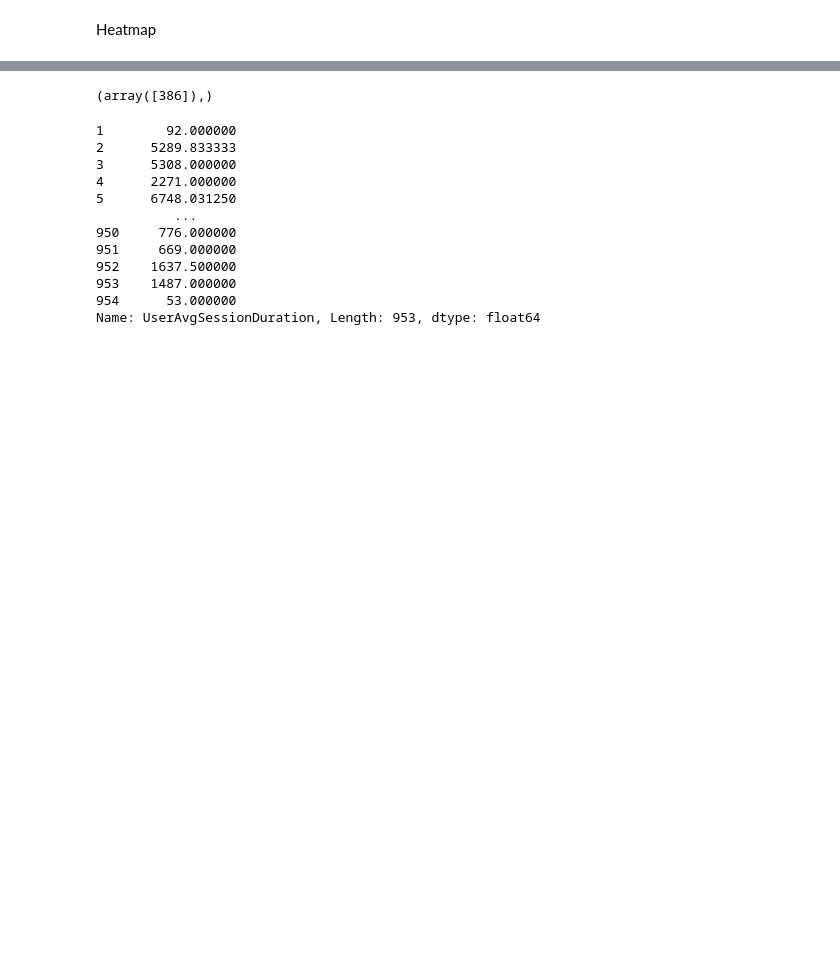
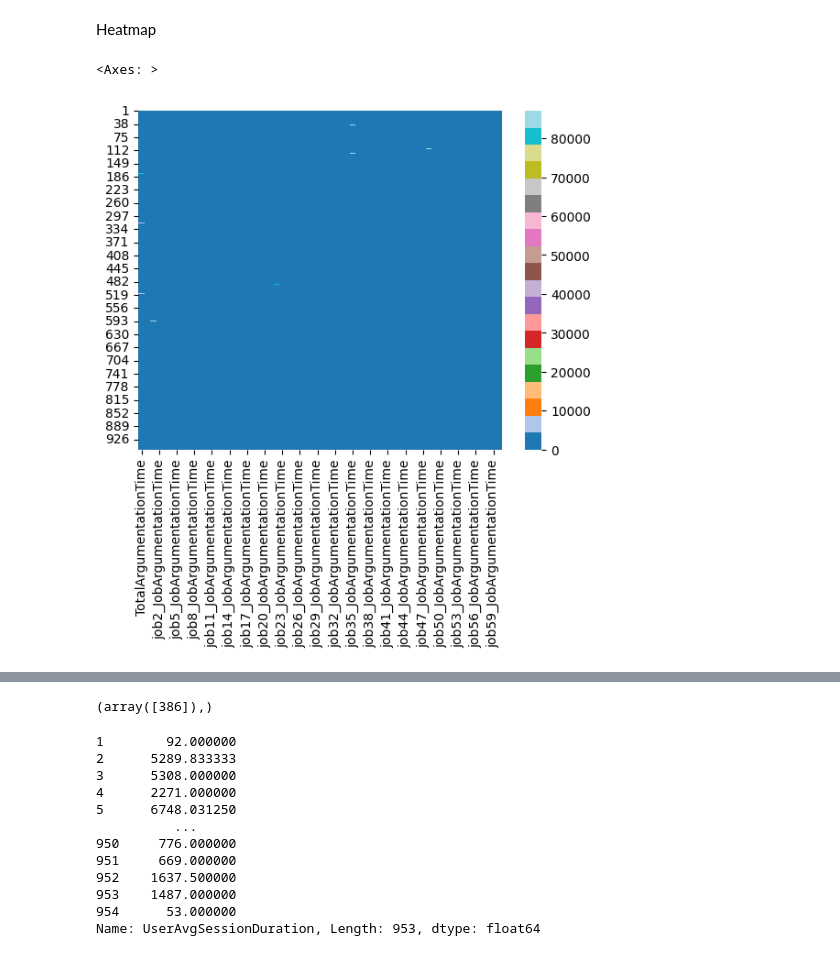
Before and after one commit to opengamedata/opengamedata-samples, a Jupyter notebook: AQUALAB/templates/Aqualab_template_players.ipynb, the cells around one changed output, grey strips where cells are left out. Drawn from its saved outputs; the diff is of its cells as text; code cells hidden in the pictures; blank space fills up the shorter version.

```diff
--- a/AQUALAB/templates/Aqualab_template_players.ipynb
+++ b/AQUALAB/templates/Aqualab_template_players.ipynb
@@ -230,6 +223,8 @@ df_Interested[target_columns].iloc[bigoutliers]
 | 496 | 84670.0 | 84670.0 | 84670.0 | 0.0 | ... |
 | 515 | 5251.0 | 5251.0 | 5251.0 | 0.0 | ... |
 | 593 | 377.0 | 377.0 | 377.0 | 0.0 | ... |
+# %%
+df_Interested.drop(df_Interested.iloc[:, :2], inplace = True, axis = 1)
 # %% [markdown]
 # Overview
 # %% [markdown]
@@ -405,3 +409,8 @@ else:
+# %%
+sns.heatmap(data = df_Interested, cmap = 'tab20')
+# %% [output]
+<Axes: >
+[figure, added]
 # %%
 df_Aggregate
 # %% [output]
```
Also changed, not shown: parts of 38 cells of this notebook.
